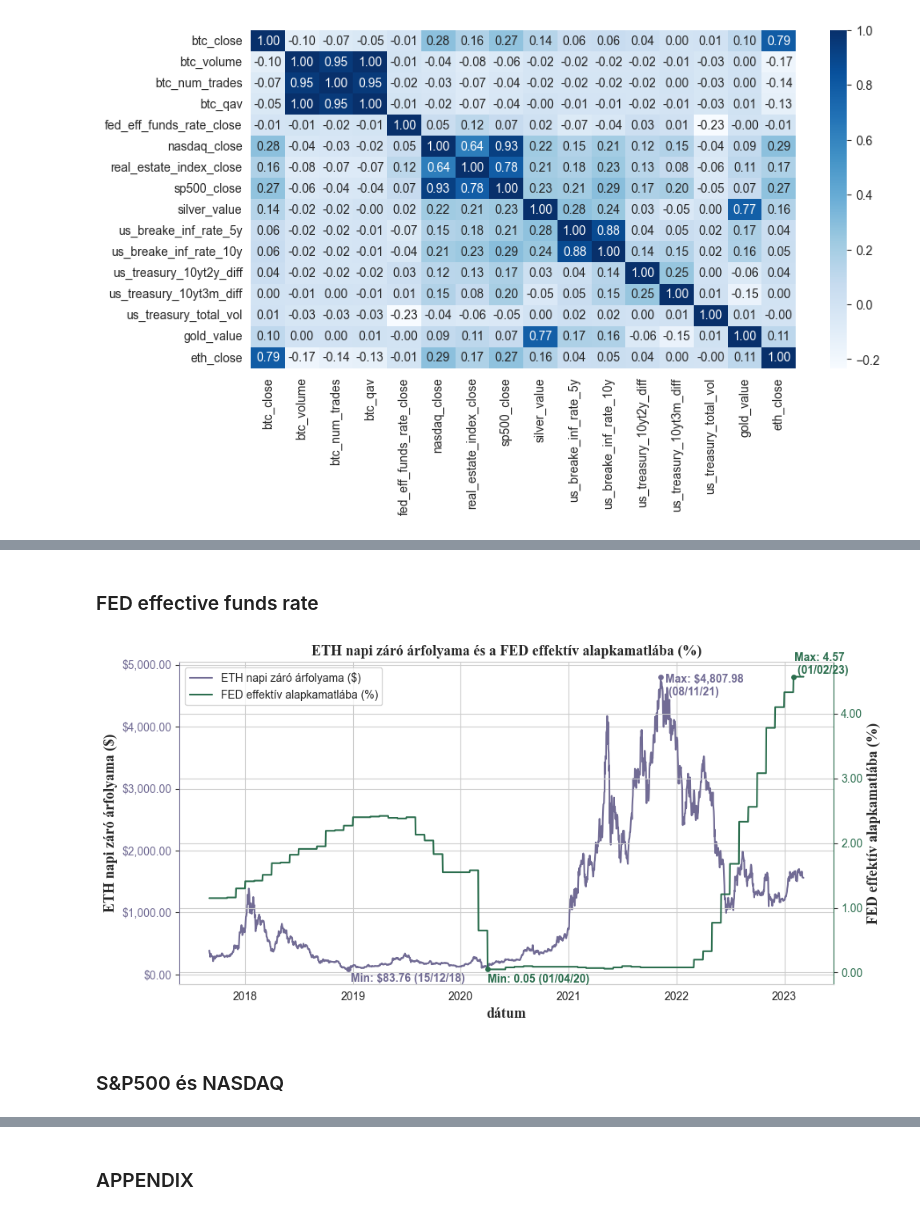
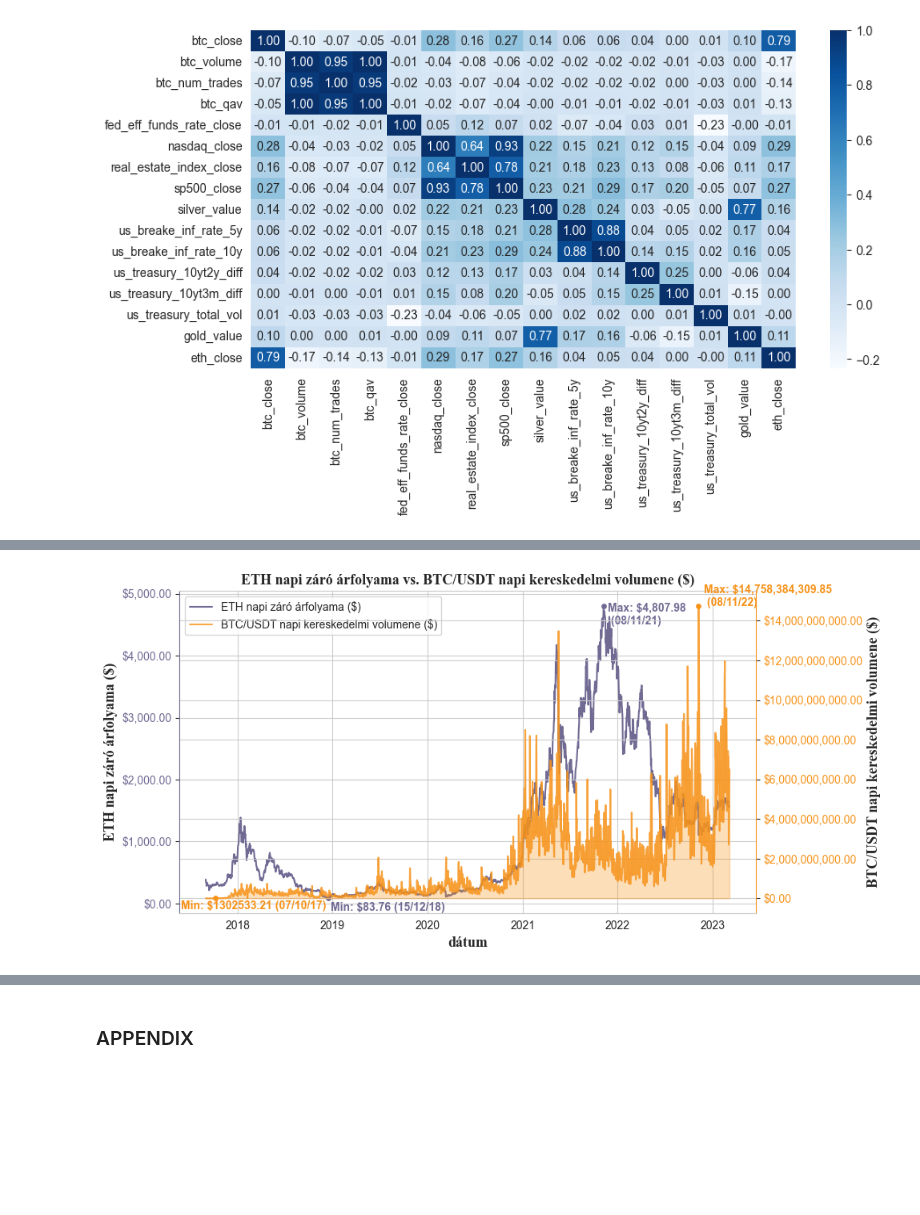
Before and after one commit to danieltar18/ethereum_analysis, a Jupyter notebook: statistics_of_training_dataset.ipynb, the cells around one changed output, grey strips where cells are left out. Saved outputs shown, nothing was run; the diff lists cells and outputs as text; code cells hidden in the pictures; blank space fills up the shorter version.

```diff
--- a/statistics_of_training_dataset.ipynb
+++ b/statistics_of_training_dataset.ipynb
@@ -410,22 +558,20 @@ plot_2_lineplots_sep_axis(section1,
-# %% [markdown]
-### FED effective funds rate
-# %%
-plot_2_lineplots_sep_axis(section1,
-                          "eth_close",
-                          "fed_eff_funds_rate_close",
-                          "ETH napi záró árfolyama és a FED effektív alapkamatlába (%)",
-                          "ETH napi záró árfolyama ($)",
-                          color6,
-                          "FED effektív alapkamatlába (%)",
-                          color_fed_eff,
-                          save_name='charts/section1/eth_vs_fed_eff_funds_rate.png',
-                          is_l1_dollar=True,
-                          l1_decimals=True,
-                          is_l2_dollar=False,
-                          l2_decimals=True,
-                          show_min_max=True,
-                          l1_margins = [10, -200, 15, -300], l2_margins=[-1, -0.2, 2, 0.045])
-# %% [output]
-[figure, removed]
-# %% [markdown]
-### S&P500 és NASDAQ
+# %%
+plot_2_lineplots_sep_axis(section1,
+                          "eth_close",
+                          "btc_qav",
+                          "ETH napi záró árfolyama vs. BTC/USDT napi kereskedelmi volumene ($)",
+                          "ETH napi záró árfolyama ($)",
+                          color6,
+                          "BTC/USDT napi kereskedelmi volumene ($)",
+                          color_btc,
+                          fill_l1=False,
+                          fill_l2=True,
+                          save_name='charts/section1/eth_vs_btc_vol.png',
+                          is_l1_dollar=True,
+                          l1_decimals=True,
+                          is_l2_dollar=True,
+                          l2_decimals=True,
+                          show_min_max=True,
+                          l1_margins = [10, -200, 15, -300], l2_margins=[-130, -550000000, 20, -2200])
+# %% [output]
+[figure, added]
```
Also changed, not shown: parts of 21 cells of this notebook.
